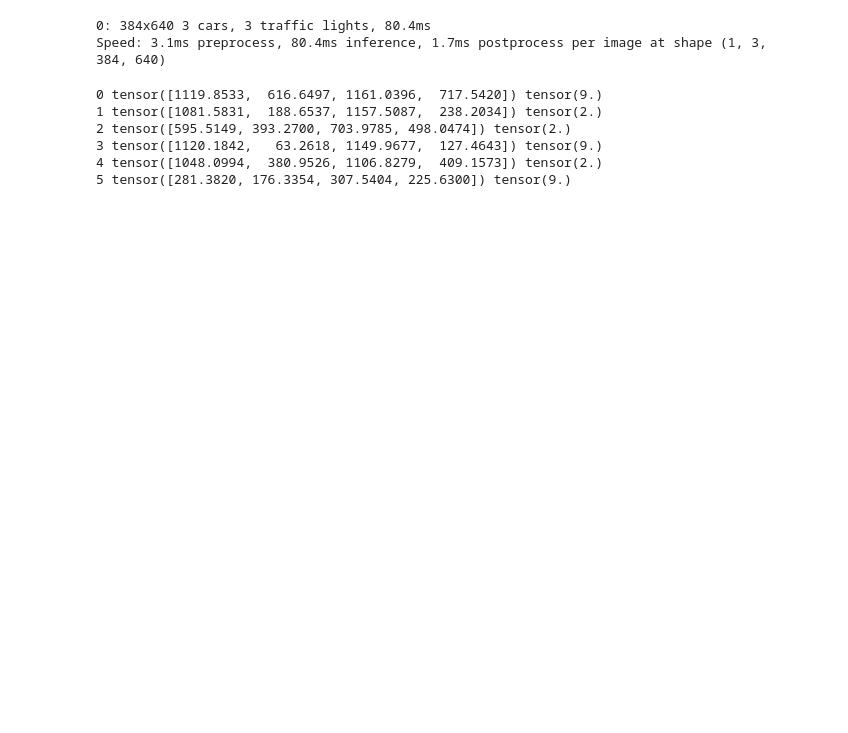
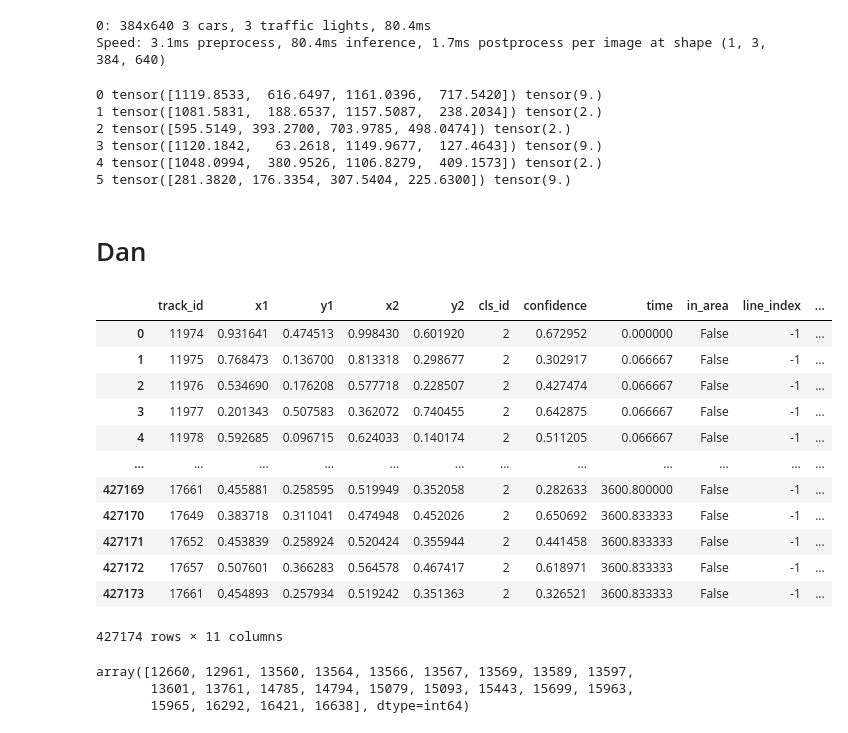
Before and after one commit to AmirHKiani98/VisionSaver, a Jupyter notebook: script.ipynb, the cells around one changed output. Drawn from its saved outputs; the diff is of its cells as text; code cells hidden in the pictures; blank space fills up the shorter version.

```diff
--- a/script.ipynb
+++ b/script.ipynb
@@ -33,3 +33,16 @@ for index, box in enumerate(result[0].boxes.xyxy):
 3 tensor([1120.1842,   63.2618, 1149.9677,  127.4643]) tensor(9.)
 4 tensor([1048.0994,  380.9526, 1106.8279,  409.1573]) tensor(2.)
 5 tensor([281.3820, 176.3354, 307.5404, 225.6300]) tensor(9.)
+# %% [markdown]
+# Dan
+# %%
+from datetime import datetime
+record_id = 62
+title = "Southbound Right Turn"
+portal = "sb_right"
+media_location = "backend/media"
+start_time = "15:30"
+start_datetime = datetime.strptime(f"2025-09-16 {start_time}:00", "%Y-%m-%d %H:%M:%S")
+end_time = "16:30"
+end_datetime = datetime.strptime(f"2025-09-16 {end_time}:00", "%Y-%m-%d %H:%M:%S")
+number_of_zones = 1
@@ -35,0 +51,25 @@ for index, box in enumerate(result[0].boxes.xyxy):
+# %%
+import pandas as pd
+df = pd.read_csv(file_path)
+df
+# %% [output]
+|  | track_id | x1 | y1 | x2 | y2 | cls_id | confidence | time | in_area | line_index | ... |
+| 0 | 11974 | 0.931641 | 0.474513 | 0.998430 | 0.601920 | 2 | 0.672952 | 0.000000 | False | -1 | ... |
+| 1 | 11975 | 0.768473 | 0.136700 | 0.813318 | 0.298677 | 2 | 0.302917 | 0.066667 | False | -1 | ... |
+| 2 | 11976 | 0.534690 | 0.176208 | 0.577718 | 0.228507 | 2 | 0.427474 | 0.066667 | False | -1 | ... |
+| 3 | 11977 | 0.201343 | 0.507583 | 0.362072 | 0.740455 | 2 | 0.642875 | 0.066667 | False | -1 | ... |
+| 4 | 11978 | 0.592685 | 0.096715 | 0.624033 | 0.140174 | 2 | 0.511205 | 0.066667 | False | -1 | ... |
+| ... | ... | ... | ... | ... | ... | ... | ... | ... | ... | ... | ... |
+| 427169 | 17661 | 0.455881 | 0.258595 | 0.519949 | 0.352058 | 2 | 0.282633 | 3600.800000 | False | -1 | ... |
+| 427170 | 17649 | 0.383718 | 0.311041 | 0.474948 | 0.452026 | 2 | 0.650692 | 3600.833333 | False | -1 | ... |
+| 427171 | 17652 | 0.453839 | 0.258924 | 0.520424 | 0.355944 | 2 | 0.441458 | 3600.833333 | False | -1 | ... |
+| 427172 | 17657 | 0.507601 | 0.366283 | 0.564578 | 0.467417 | 2 | 0.618971 | 3600.833333 | False | -1 | ... |
+| 427173 | 17661 | 0.454893 | 0.257934 | 0.519242 | 0.351363 | 2 | 0.326521 | 3600.833333 | False | -1 | ... |
+427174 rows × 11 columns
+# %%
+track_ids = df[(df["cls_id"] == 5) & (df["in_area"] == True)].track_id.unique()
+track_ids
+# %% [output]
+array([12660, 12961, 13560, 13564, 13566, 13567, 13569, 13589, 13597,
+       13601, 13761, 14785, 14794, 15079, 15093, 15443, 15699, 15963,
+       15965, 16292, 16421, 16638], dtype=int64)
```
Also changed, not shown: parts of 3 cells of this notebook, 13 other files.
